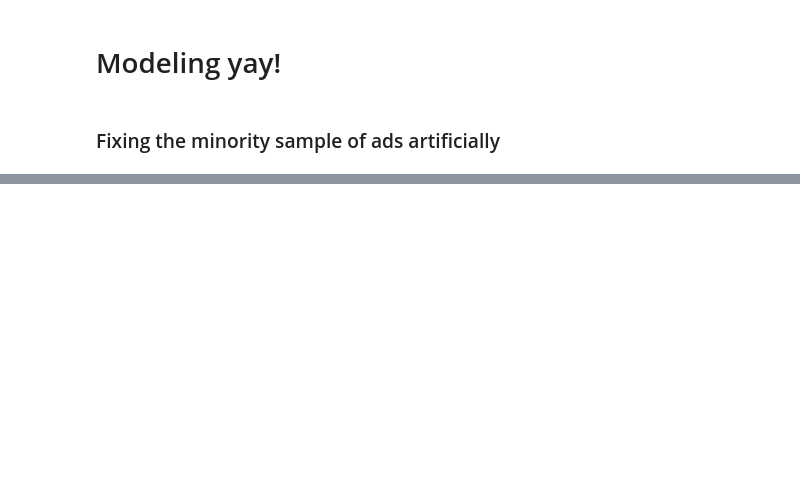
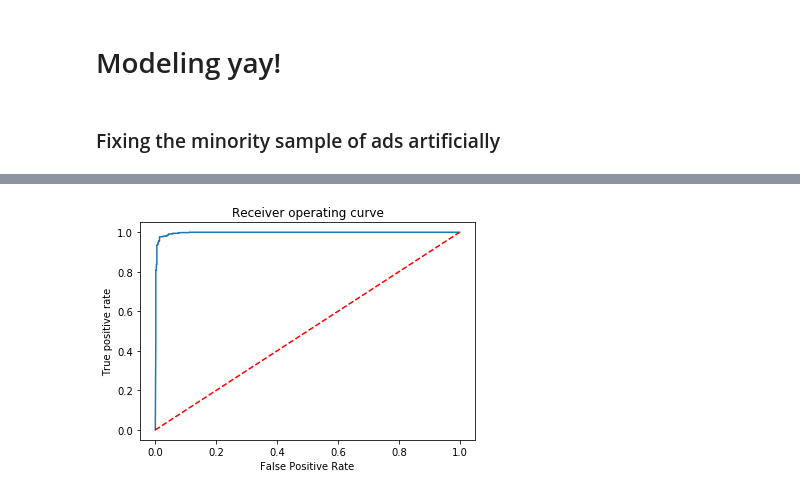
Before and after one commit to paigedilmore/modeling, a Jupyter notebook: Internet Ad Classification.ipynb, the cells around one changed output, grey strips where cells are left out. Cells and saved outputs as stored; diff of their text form; code cells hidden in the pictures; blank space fills up the shorter version.

Commit message:
logistic regression
logistic regression for internet ad classification

```diff
--- a/Internet Ad Classification.ipynb
+++ b/Internet Ad Classification.ipynb
@@ -122,0 +170,9 @@ print('je;lo')
+# %%
+logreg=LogisticRegression()
+# %%
+X = os_data_X
+y = os_data_y
+# %%
+x_train, x_test, y_train, y_test = train_test_split(X,y,test_size=0.3, random_state =42)
+# %%
+logreg.fit(x_train, y_train)
@@ -122,0 +221,12 @@ print('je;lo')
+# %%
+logreg_roc = roc_auc_score(y_test, logreg.predict(x_test))
+fpr, tpr, thresholds = roc_curve(y_test, logreg.predict_proba(x_test)[:,1])
+plt.figure()
+
+plt.plot(fpr,tpr, label='Logistic regression' % logreg_roc)
+plt.plot([0, 1], [0, 1],'r--')
+plt.xlabel('False Positive Rate')
+plt.ylabel("True positive rate")
+plt.title("Receiver operating curve");
+# %% [output]
+[figure, added]
```
Also changed, not shown: parts of 24 cells of this notebook.
